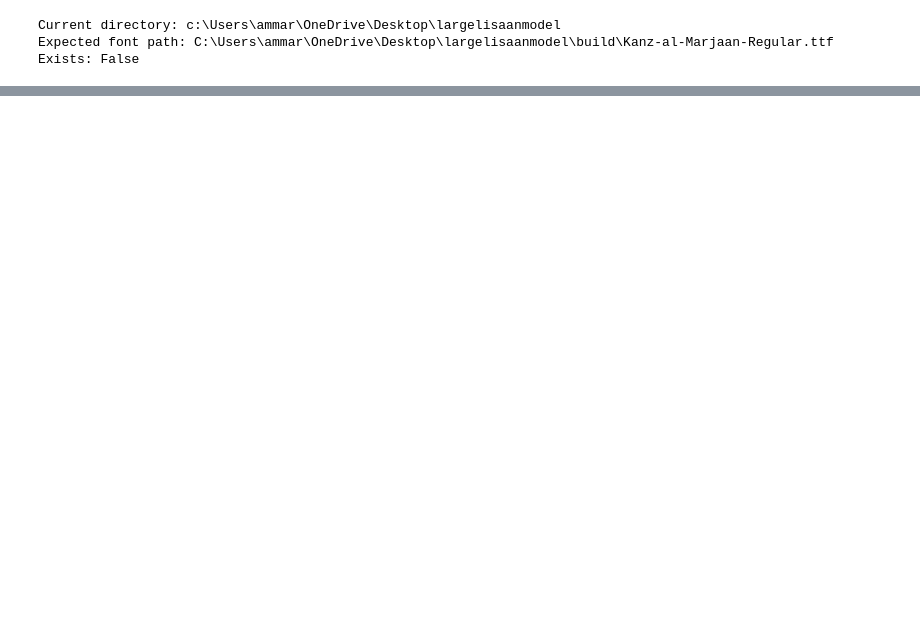
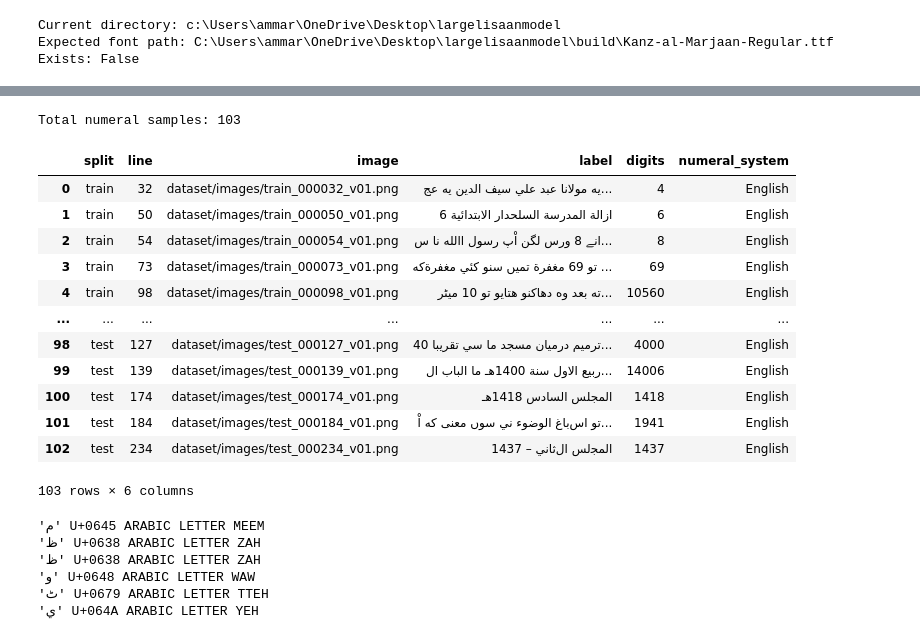
Before and after one commit to MuhammadSyyed/largelisaanmodel, a Jupyter notebook: notebook.ipynb, the cells around one changed output, grey strips where cells are left out. Saved outputs shown, nothing was run; the diff lists cells and outputs as text; code cells hidden in the pictures; blank space fills up the shorter version.

```diff
--- a/notebook.ipynb
+++ b/notebook.ipynb
@@ -202,0 +263,12 @@ FileNotFoundError: [Errno 2] No such file or directory: 'Kanz-al-Marjaan-Regular
+# %%
+PROJECT_ROOT = Path(r"C:\Users\ammar\OneDrive\Desktop\largelisaanmodel")
+
+TRAIN_FILE = PROJECT_ROOT / "dataset/train_updated.txt"
+VAL_FILE   = PROJECT_ROOT / "dataset/val_updated.txt"
+TEST_FILE  = PROJECT_ROOT / "dataset/test_updated.txt"
+
+OUTPUT_DIR = PROJECT_ROOT / "dataset_qwen"
+OUTPUT_DIR.mkdir(parents=True, exist_ok=True)
+
+print("Project:", PROJECT_ROOT)
+print("Output :", OUTPUT_DIR)
@@ -202,0 +408,40 @@ FileNotFoundError: [Errno 2] No such file or directory: 'Kanz-al-Marjaan-Regular
+# %%
+train_numerals = find_numerals_in_txt(
+    TRAIN_FILE,
+    "train"
+)
+
+val_numerals = find_numerals_in_txt(
+    VAL_FILE,
+    "val"
+)
+
+test_numerals = find_numerals_in_txt(
+    TEST_FILE,
+    "test"
+)
+
+numeral_df = pd.DataFrame(
+    train_numerals
+    + val_numerals
+    + test_numerals
+)
+
+print("Total numeral samples:", len(numeral_df))
+
+display(numeral_df)
+# %% [output]
+Total numeral samples: 103
+|  | split | line | image | label | digits | numeral_system |
+| 0 | train | 32 | dataset/images/train_000032_v01.png | يه مولانا عبد علي سيف الدين يه عج... | 4 | English |
+| 1 | train | 50 | dataset/images/train_000050_v01.png | 6 ازالة المدرسة السلحدار الابتدائية | 6 | English |
+| 2 | train | 54 | dataset/images/train_000054_v01.png | انے 8 ورس لگن اْپ رسول االله نا س... | 8 | English |
+| 3 | train | 73 | dataset/images/train_000073_v01.png | تو 69 مغفرة تميں سنو كئي مغفرةﻛﻪ ... | 69 | English |
+| 4 | train | 98 | dataset/images/train_000098_v01.png | ته بعد وه دهاكنو هتايو تو 10 ميٹر... | 10560 | English |
+| ... | ... | ... | ... | ... | ... | ... |
+| 98 | test | 127 | dataset/images/test_000127_v01.png | ترميم درميان مسجد ما سي تقريبا 40... | 4000 | English |
+| 99 | test | 139 | dataset/images/test_000139_v01.png | ربيع الاول سنة 1400هـ ما الباب ال... | 14006 | English |
+| 100 | test | 174 | dataset/images/test_000174_v01.png | المجلس السادس 1418هـ | 1418 | English |
+| 101 | test | 184 | dataset/images/test_000184_v01.png | تو اسﺑﺎغ الوضوء ني سوں معنى ﻛﻪ اْ... | 1941 | English |
+| 102 | test | 234 | dataset/images/test_000234_v01.png | اﻟﻤﺠلس الﺛﺎني – 1437 | 1437 | English |
+103 rows × 6 columns
@@ -202,0 +453,16 @@ FileNotFoundError: [Errno 2] No such file or directory: 'Kanz-al-Marjaan-Regular
+# %%
+text = "مظظوٹي"
+
+for ch in text:
+    print(
+        repr(ch),
+        f"U+{ord(ch):04X}",
+        unicodedata.name(ch, "UNKNOWN")
+    )
+# %% [output]
+'م' U+0645 ARABIC LETTER MEEM
+'ظ' U+0638 ARABIC LETTER ZAH
+'ظ' U+0638 ARABIC LETTER ZAH
+'و' U+0648 ARABIC LETTER WAW
+'ٹ' U+0679 ARABIC LETTER TTEH
+'ي' U+064A ARABIC LETTER YEH
```
Also changed, not shown: parts of 55 cells of this notebook, 7 other files.
